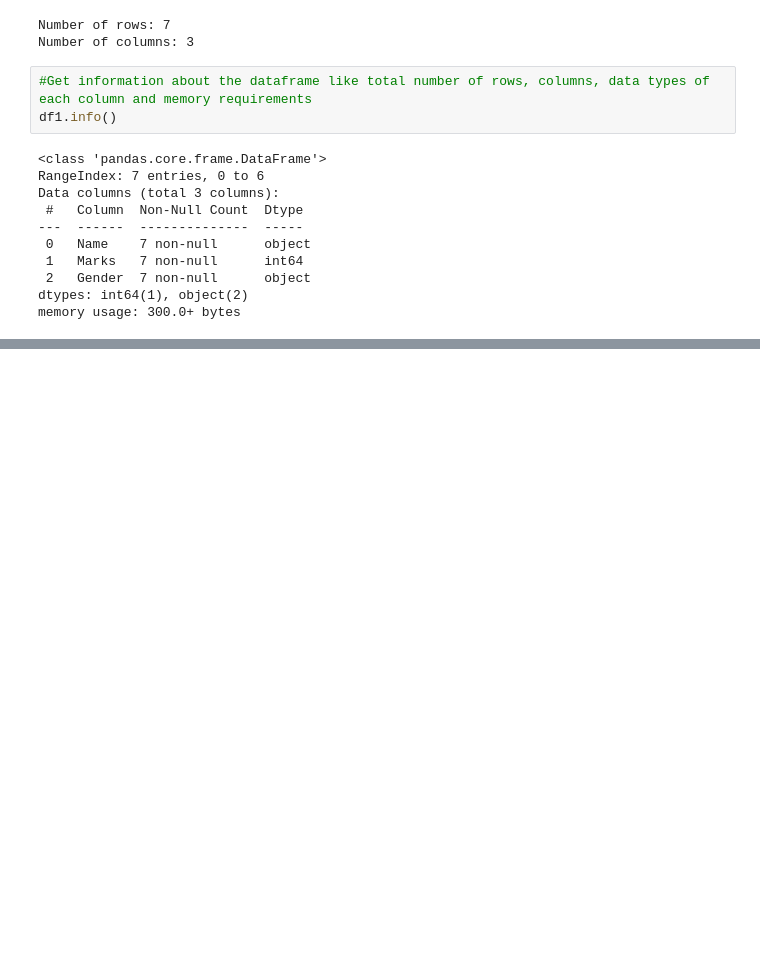
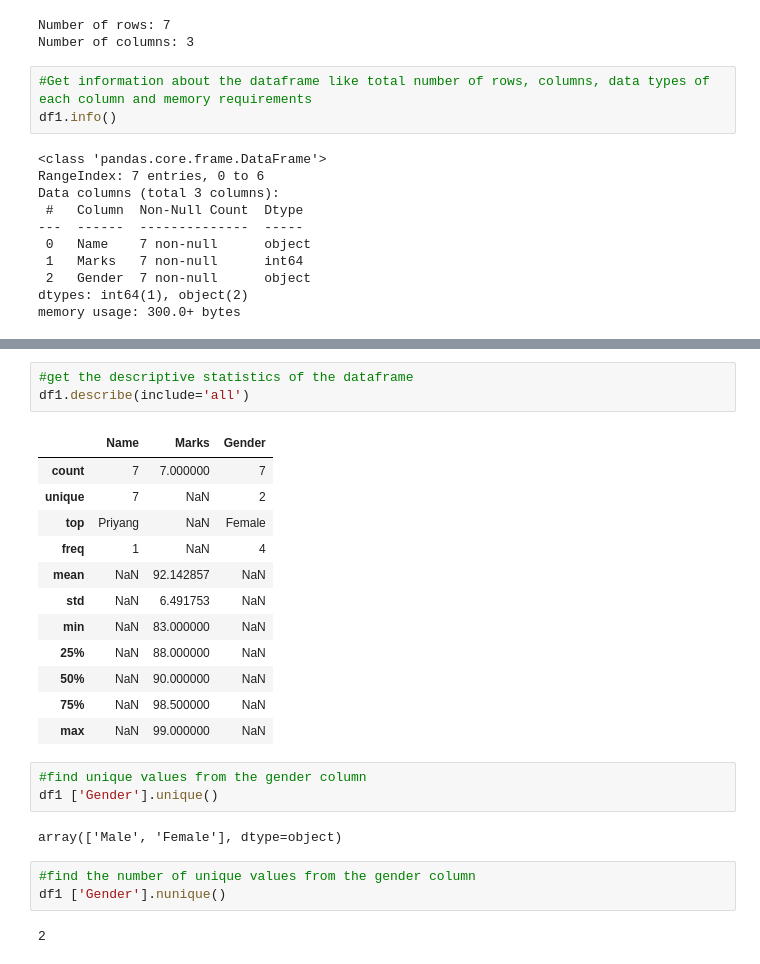
Before and after one commit to minhhi68/Python-MiniProjects, a Jupyter notebook: WarmUpExercise.ipynb, the cells around one changed output, grey strips where cells are left out. Cells and saved outputs as stored; diff of their text form; blank space fills up the shorter version.

```diff
--- a/WarmUpExercise.ipynb
+++ b/WarmUpExercise.ipynb
@@ -58,0 +82,26 @@ memory usage: 300.0+ bytes
+# %%
+#get the descriptive statistics of the dataframe
+df1.describe(include='all')
+# %% [output]
+|  | Name | Marks | Gender |
+| count | 7 | 7.000000 | 7 |
+| unique | 7 | NaN | 2 |
+| top | Priyang | NaN | Female |
+| freq | 1 | NaN | 4 |
+| mean | NaN | 92.142857 | NaN |
+| std | NaN | 6.491753 | NaN |
+| min | NaN | 83.000000 | NaN |
+| 25% | NaN | 88.000000 | NaN |
+| 50% | NaN | 90.000000 | NaN |
+| 75% | NaN | 98.500000 | NaN |
+| max | NaN | 99.000000 | NaN |
+# %%
+#find unique values from the gender column
+df1 ['Gender'].unique()
+# %% [output]
+array(['Male', 'Female'], dtype=object)
+# %%
+#find the number of unique values from the gender column
+df1 ['Gender'].nunique()
+# %% [output]
+2
```
Also changed, not shown: parts of 19 cells of this notebook.
